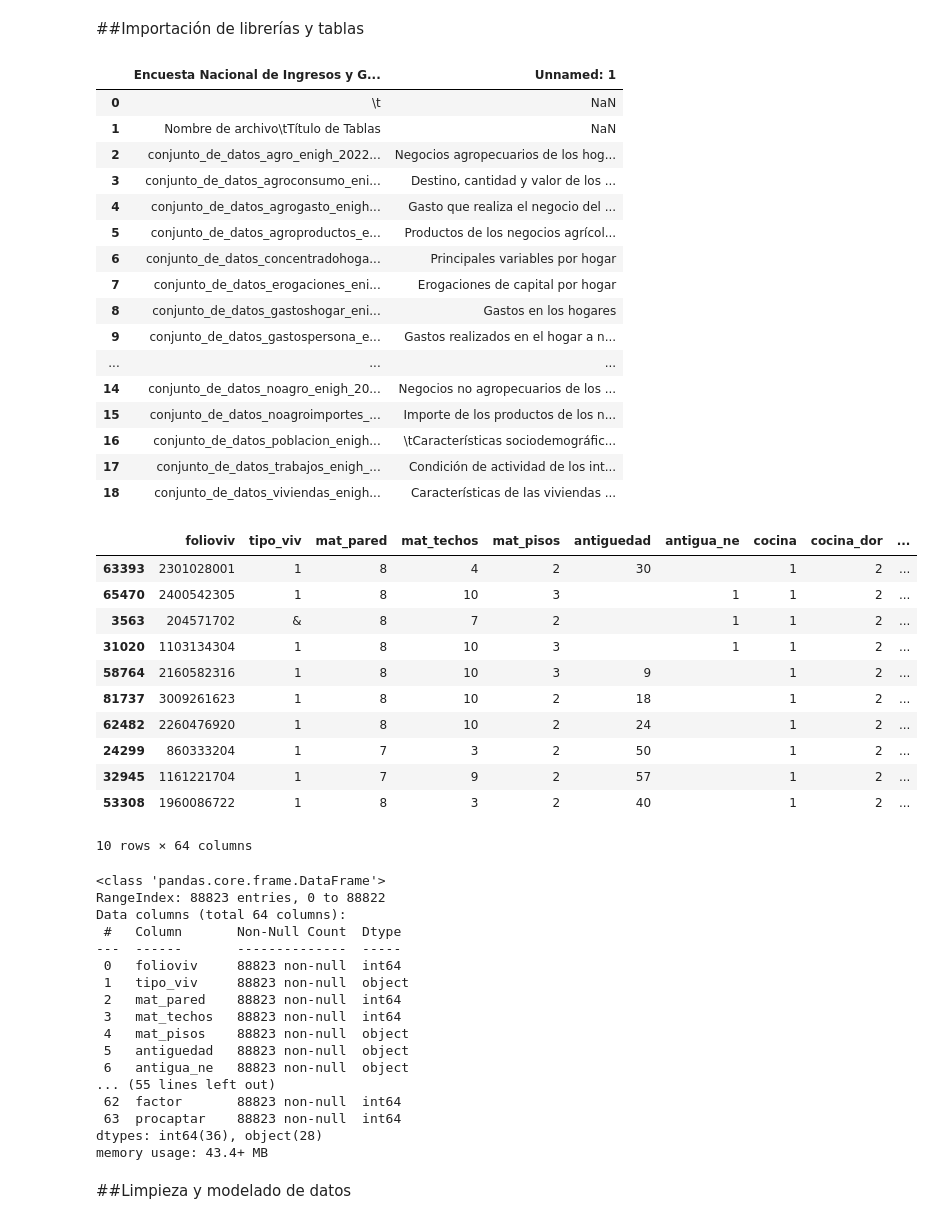
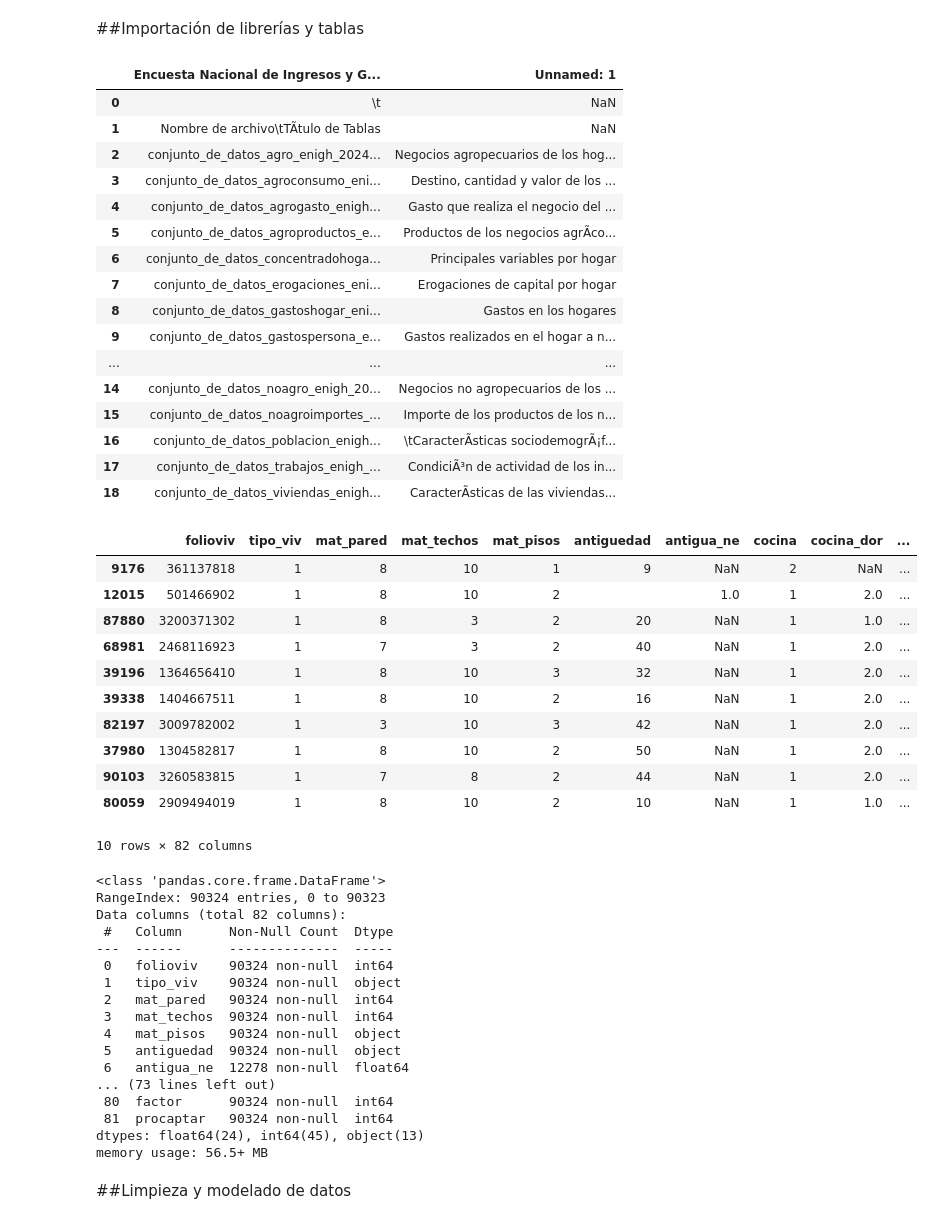
Before and after one commit to zenyonki/enigh_caract_hogares, a Jupyter notebook: enigh_caract_hogares.ipynb, the cells around one changed output. Drawn from its saved outputs; the diff is of its cells as text; code cells hidden in the pictures.

```diff
--- a/enigh_caract_hogares.ipynb
+++ b/enigh_caract_hogares.ipynb
@@ -16,17 +16,17 @@ warnings.filterwarnings('ignore')
 #Los datos se encuntran disponibles en:
 #https://www.inegi.org.mx/programas/enigh/nc/2022/
 
-indice_tablas = pd.read_csv('/content/0_indice_tablas_enigh_2022_ns.csv', encoding='latin-1')
+indice_tablas = pd.read_csv('/content/0_indice_tablas_enigh2024_ns.csv', encoding='latin-1')
 indice_tablas.reset_index(drop=True, inplace=True)
 indice_tablas
 # %% [output]
 |  | Encuesta Nacional de Ingresos y G... | Unnamed: 1 |
 | 0 | \t | NaN |
-| 1 | Nombre de archivo\tTítulo de Tablas | NaN |
-| 2 | conjunto_de_datos_agro_enigh_2022... | Negocios agropecuarios de los hog... |
+| 1 | Nombre de archivo\tTÃ­tulo de Tablas | NaN |
+| 2 | conjunto_de_datos_agro_enigh_2024... | Negocios agropecuarios de los hog... |
 | 3 | conjunto_de_datos_agroconsumo_eni... | Destino, cantidad y valor de los ... |
 | 4 | conjunto_de_datos_agrogasto_enigh... | Gasto que realiza el negocio del ... |
-| 5 | conjunto_de_datos_agroproductos_e... | Productos de los negocios agrícol... |
+| 5 | conjunto_de_datos_agroproductos_e... | Productos de los negocios agrÃ­co... |
 | 6 | conjunto_de_datos_concentradohoga... | Principales variables por hogar |
 | 7 | conjunto_de_datos_erogaciones_eni... | Erogaciones de capital por hogar |
 | 8 | conjunto_de_datos_gastoshogar_eni... | Gastos en los hogares |
@@ -34,48 +34,48 @@ indice_tablas
 | ... | ... | ... |
 | 14 | conjunto_de_datos_noagro_enigh_20... | Negocios no agropecuarios de los ... |
 | 15 | conjunto_de_datos_noagroimportes_... | Importe de los productos de los n... |
-| 16 | conjunto_de_datos_poblacion_enigh... | \tCaracterísticas sociodemográfic... |
-| 17 | conjunto_de_datos_trabajos_enigh_... | Condición de actividad de los int... |
-| 18 | conjunto_de_datos_viviendas_enigh... | Características de las viviendas ... |
+| 16 | conjunto_de_datos_poblacion_enigh... | \tCaracterÃ­sticas sociodemogrÃ¡f... |
+| 17 | conjunto_de_datos_trabajos_enigh_... | CondiciÃ³n de actividad de los in... |
+| 18 | conjunto_de_datos_viviendas_enigh... | CaracterÃ­sticas de las viviendas... |
 # %%
 #Se importa la tabla "Características de las viviendas que habitan..." para su análsis.
 
-caract_hogares = pd.read_csv('/content/conjunto_de_datos_viviendas_enigh2022_ns.csv', encoding='utf-8-sig')
+caract_hogares = pd.read_csv('/content/conjunto_de_datos_viviendas_enigh2024_ns.csv', encoding='utf-8-sig')
 caract_hogares.reset_index(drop=True, inplace=True)
 caract_hogares.sample(10)
 # %% [output]
 |  | folioviv | tipo_viv | mat_pared | mat_techos | mat_pisos | antiguedad | antigua_ne | cocina | cocina_dor | ... |
-| 63393 | 2301028001 | 1 | 8 | 4 | 2 | 30 |  | 1 | 2 | ... |
-| 65470 | 2400542305 | 1 | 8 | 10 | 3 |  | 1 | 1 | 2 | ... |
-| 3563 | 204571702 | & | 8 | 7 | 2 |  | 1 | 1 | 2 | ... |
-| 31020 | 1103134304 | 1 | 8 | 10 | 3 |  | 1 | 1 | 2 | ... |
-| 58764 | 2160582316 | 1 | 8 | 10 | 3 | 9 |  | 1 | 2 | ... |
-| 81737 | 3009261623 | 1 | 8 | 10 | 2 | 18 |  | 1 | 2 | ... |
-| 62482 | 2260476920 | 1 | 8 | 10 | 2 | 24 |  | 1 | 2 | ... |
-| 24299 | 860333204 | 1 | 7 | 3 | 2 | 50 |  | 1 | 2 | ... |
-| 32945 | 1161221704 | 1 | 7 | 9 | 2 | 57 |  | 1 | 2 | ... |
-| 53308 | 1960086722 | 1 | 8 | 3 | 2 | 40 |  | 1 | 2 | ... |
+| 9176 | 361137818 | 1 | 8 | 10 | 1 | 9 | NaN | 2 | NaN | ... |
+| 12015 | 501466902 | 1 | 8 | 10 | 2 |  | 1.0 | 1 | 2.0 | ... |
+| 87880 | 3200371302 | 1 | 8 | 3 | 2 | 20 | NaN | 1 | 1.0 | ... |
+| 68981 | 2468116923 | 1 | 7 | 3 | 2 | 40 | NaN | 1 | 2.0 | ... |
+| 39196 | 1364656410 | 1 | 8 | 10 | 3 | 32 | NaN | 1 | 2.0 | ... |
+| 39338 | 1404667511 | 1 | 8 | 10 | 2 | 16 | NaN | 1 | 2.0 | ... |
+| 82197 | 3009782002 | 1 | 3 | 10 | 3 | 42 | NaN | 1 | 2.0 | ... |
+| 37980 | 1304582817 | 1 | 8 | 10 | 2 | 50 | NaN | 1 | 2.0 | ... |
+| 90103 | 3260583815 | 1 | 7 | 8 | 2 | 44 | NaN | 1 | 2.0 | ... |
+| 80059 | 2909494019 | 1 | 8 | 10 | 2 | 10 | NaN | 1 | 1.0 | ... |
-10 rows × 64 columns
+10 rows × 82 columns
 # %%
 caract_hogares.info()
 # %% [output]
 <class 'pandas.core.frame.DataFrame'>
-RangeIndex: 88823 entries, 0 to 88822
-Data columns (total 64 columns):
- #   Column       Non-Null Count  Dtype
----  ------       --------------  -----
- 0   folioviv     88823 non-null  int64
- 1   tipo_viv     88823 non-null  object
- 2   mat_pared    88823 non-null  int64
- 3   mat_techos   88823 non-null  int64
- 4   mat_pisos    88823 non-null  object
- 5   antiguedad   88823 non-null  object
- 6   antigua_ne   88823 non-null  object
-... (55 lines left out)
- 62  factor       88823 non-null  int64
- 63  procaptar    88823 non-null  int64
-dtypes: int64(36), object(28)
-memory usage: 43.4+ MB
+RangeIndex: 90324 entries, 0 to 90323
+Data columns (total 82 columns):
+ #   Column      Non-Null Count  Dtype
+---  ------      --------------  -----
+ 0   folioviv    90324 non-null  int64
+ 1   tipo_viv    90324 non-null  object
+ 2   mat_pared   90324 non-null  int64
+ 3   mat_techos  90324 non-null  int64
+ 4   mat_pisos   90324 non-null  object
+ 5   antiguedad  90324 non-null  object
+ 6   antigua_ne  12278 non-null  float64
+... (73 lines left out)
+ 80  factor      90324 non-null  int64
+ 81  procaptar   90324 non-null  int64
+dtypes: float64(24), int64(45), object(13)
+memory usage: 56.5+ MB
 # %% [markdown]
 ##Limpieza y modelado de datos
 # %%
```
Also changed, not shown: parts of 7 cells of this notebook.
